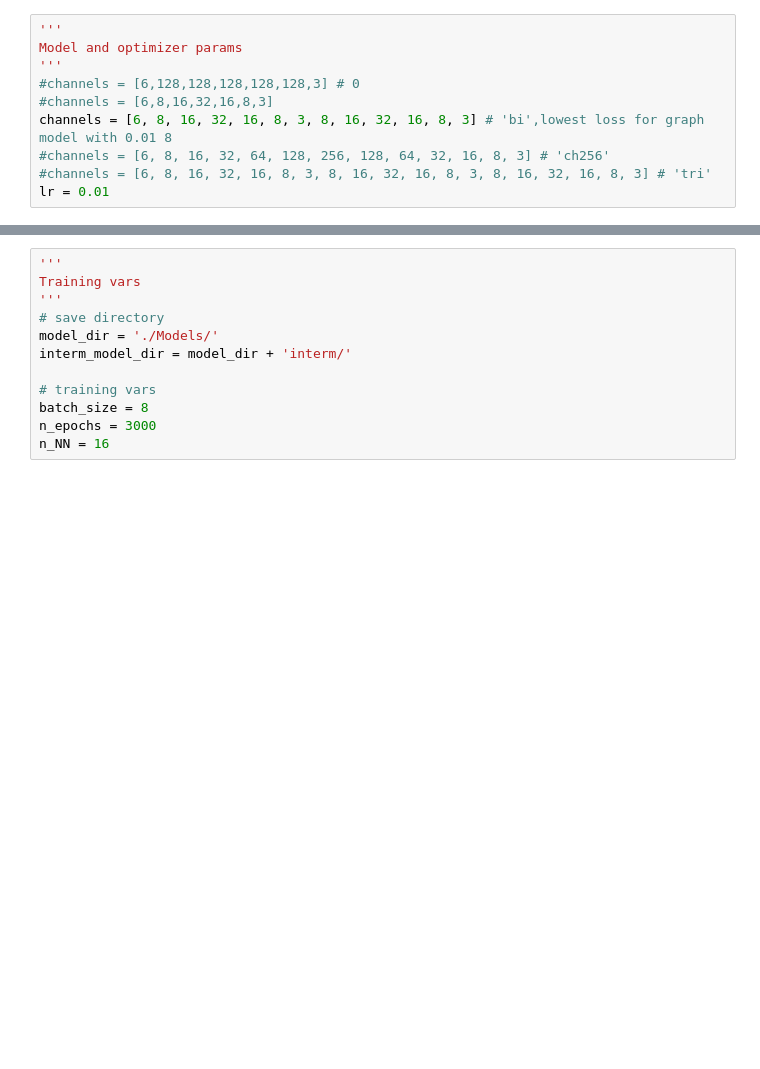
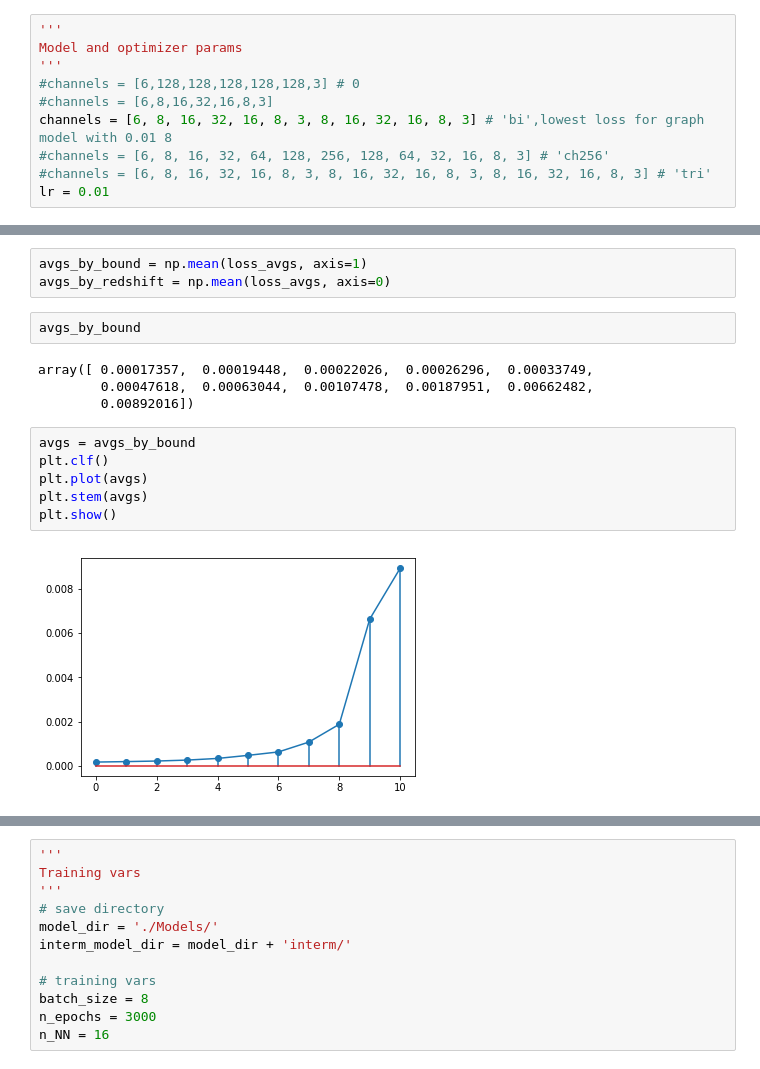
Before and after one commit to evdcush/N-Body_PointCloudEvolution, a Jupyter notebook: nbody.ipynb, the cells around one changed output, grey strips where cells are left out. Drawn from its saved outputs; the diff is of its cells as text; blank space fills up the shorter version.

Commit message:
search for tightest bound for loss, .03

```diff
--- a/nbody.ipynb
+++ b/nbody.ipynb
@@ -355,3 +187,20 @@ loss: 0.00013934439630247653, settings: [6, 4, 32, 8, 3]
+# %%
+avgs_by_bound = np.mean(loss_avgs, axis=1)
+avgs_by_redshift = np.mean(loss_avgs, axis=0)
+# %%
+avgs_by_bound
+# %% [output]
+array([ 0.00017357,  0.00019448,  0.00022026,  0.00026296,  0.00033749,
+        0.00047618,  0.00063044,  0.00107478,  0.00187951,  0.00662482,
+        0.00892016])
+# %%
+avgs = avgs_by_bound
+plt.clf()
+plt.plot(avgs)
+plt.stem(avgs)
+plt.show()
+# %% [output]
+[figure, added]
 # %%
 '''
 Initialize training model and optimizer
```
Also changed, not shown: parts of 4 cells of this notebook, 1 other file.
